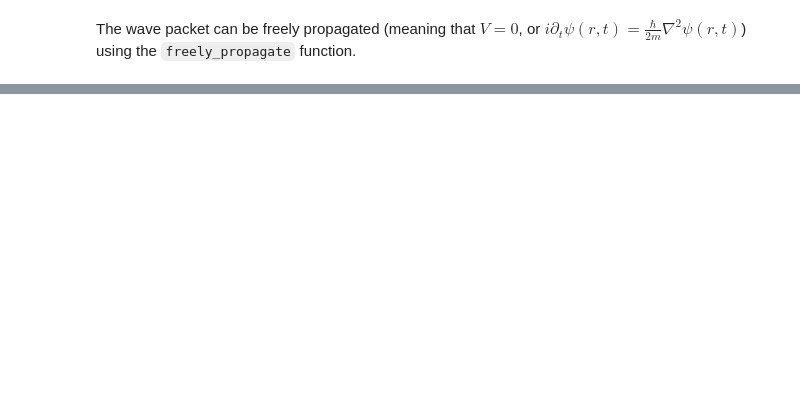
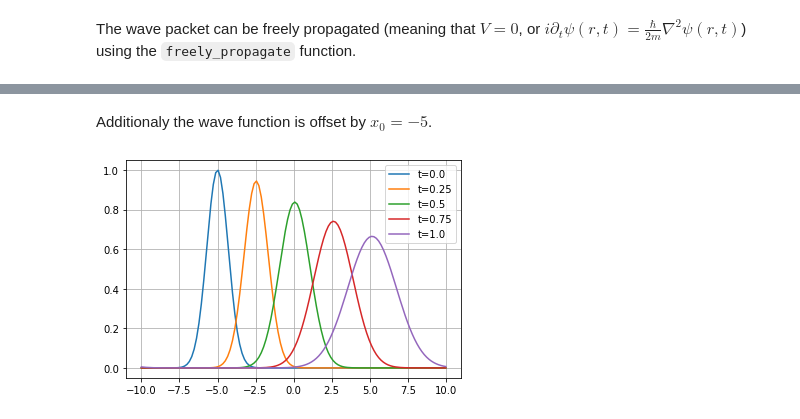
Before and after one commit to savowe/pytalises, a Jupyter notebook: docs/source/free_expansion.ipynb, the cells around one changed output, grey strips where cells are left out. Cells and saved outputs as stored; diff of their text form; code cells hidden in the pictures; blank space fills up the shorter version.

```diff
--- a/docs/source/free_expansion.ipynb
+++ b/docs/source/free_expansion.ipynb
@@ -33,0 +34,11 @@ plt.legend()
+# %% [markdown]
+Additionaly the wave function is offset by $x_0 = -5$.
+# %%
+psi = pt.Wavefunction(['exp(-(x-x0)**2)*exp(-1j*k*x)'], variables={'x0': -5.0, 'k': 10.0}, number_of_grid_points=(128,), spatial_ext=[(-10,10)])
+for i in range(5):
+    plt.plot(psi.r[0], np.abs(psi.amp), label="t="+str(psi.t))
+    pt.freely_propagate(psi, num_time_steps=1, Delta_t=0.25)
+plt.legend()
+plt.grid()
+# %% [output]
+[figure, added]
```
Also changed, not shown: parts of 11 cells of this notebook.
